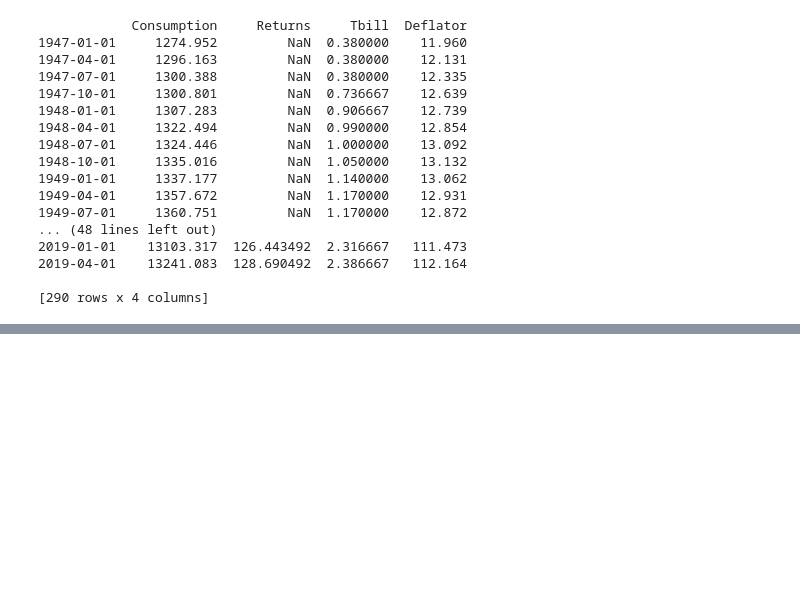
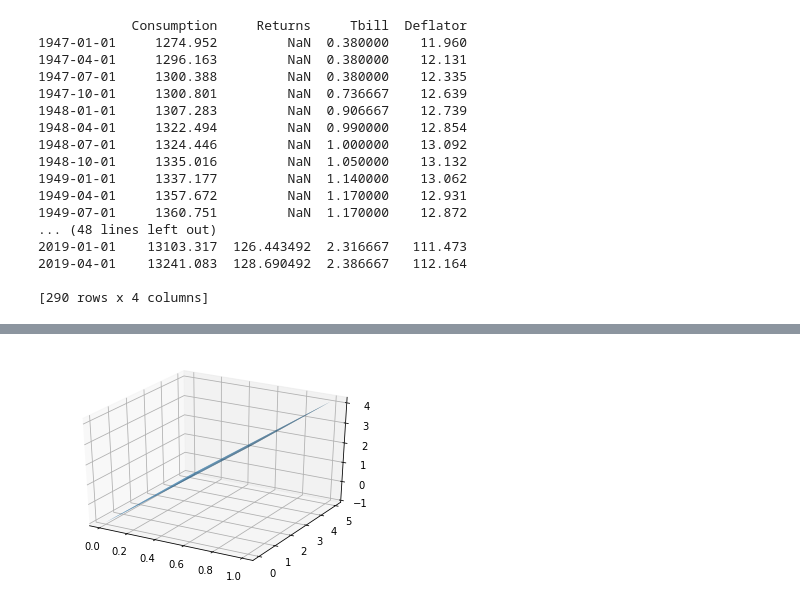
Before and after one commit to tpellet/BootCamp2019, a Jupyter notebook: ProblemSets/Econ/Week 5 - Asset Pricing/Problem Set - chapter 2 - Asset pricing.ipynb, the cells around one changed output, grey strips where cells are left out. Drawn from its saved outputs; the diff is of its cells as text; code cells hidden in the pictures; blank space fills up the shorter version.

```diff
--- a/ProblemSets/Econ/Week 5 - Asset Pricing/Problem Set - chapter 2 - Asset pricing.ipynb
+++ b/ProblemSets/Econ/Week 5 - Asset Pricing/Problem Set - chapter 2 - Asset pricing.ipynb
@@ -129,0 +212,36 @@ print(result)
+# %%
+
+βgrid = np.linspace(0,1,25)
+γgrid = np.linspace(0,5,25)
+
+X,Y = np.meshgrid(βgrid,γgrid)
+
+def GMM(γ, β, Dataset):
+
+    EM  = np.mean(SDF_GMM(γ, β, Dataset))
+
+    ER  = np.mean(Dataset['Real Returns'])
+
+    R = np.array(Dataset['Real Returns'])
+    M = np.array(SDF_GMM(γ, β, Dataset))
+    extract = pd.DataFrame()
+    extract.insert(0,"R", R)
+    extract.insert(0,"M", M)
+
+    covar = extract.cov()
+
+    error1 = 1 - covar['M'][1] - EM*ER
+
+    #Second equation
+    ERf  = np.mean(Dataset['Real Tbill'])
+    error2 = ERf*EM - 1
+    error = [error1, error2]
+#     print(error)
+    return error
+
+Z1 = np.zeros_like(X)
+Z2 = np.zeros_like(Y)
+for i,item in enumerate(βgrid):
+    for j,item2 in enumerate(γgrid):
+        Z1[i,j] = GMM(βgrid[i],γgrid[j],Dataset)[0]
+        Z2[i,j] = GMM(βgrid[i],γgrid[j],Dataset)[1]
@@ -129,0 +263,8 @@ print(result)
+# %%
+fig = plt.figure()
+ax = fig.gca(projection='3d')
+surf = ax.plot_surface(X, Y, Z2,
+                       linewidth=0,)
+plt.show()
+# %% [output]
+[figure, added]
```
Also changed, not shown: parts of 13 cells of this notebook, 1 other file.
